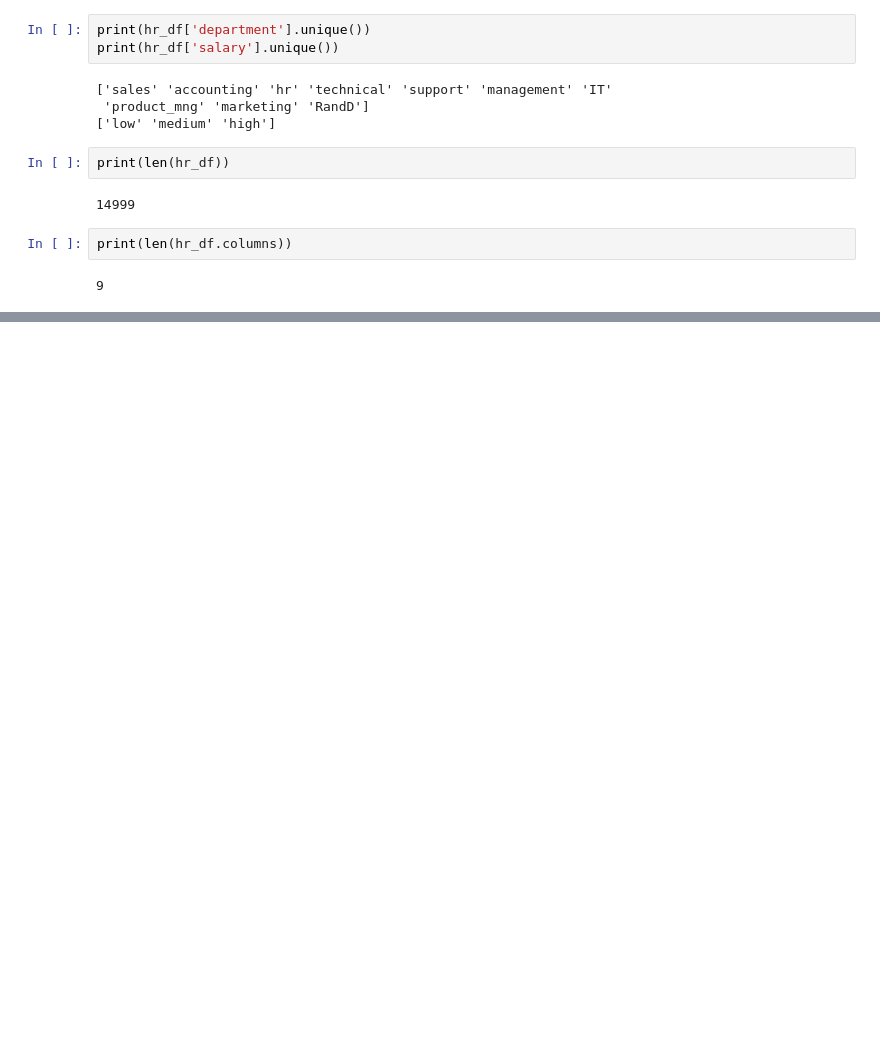
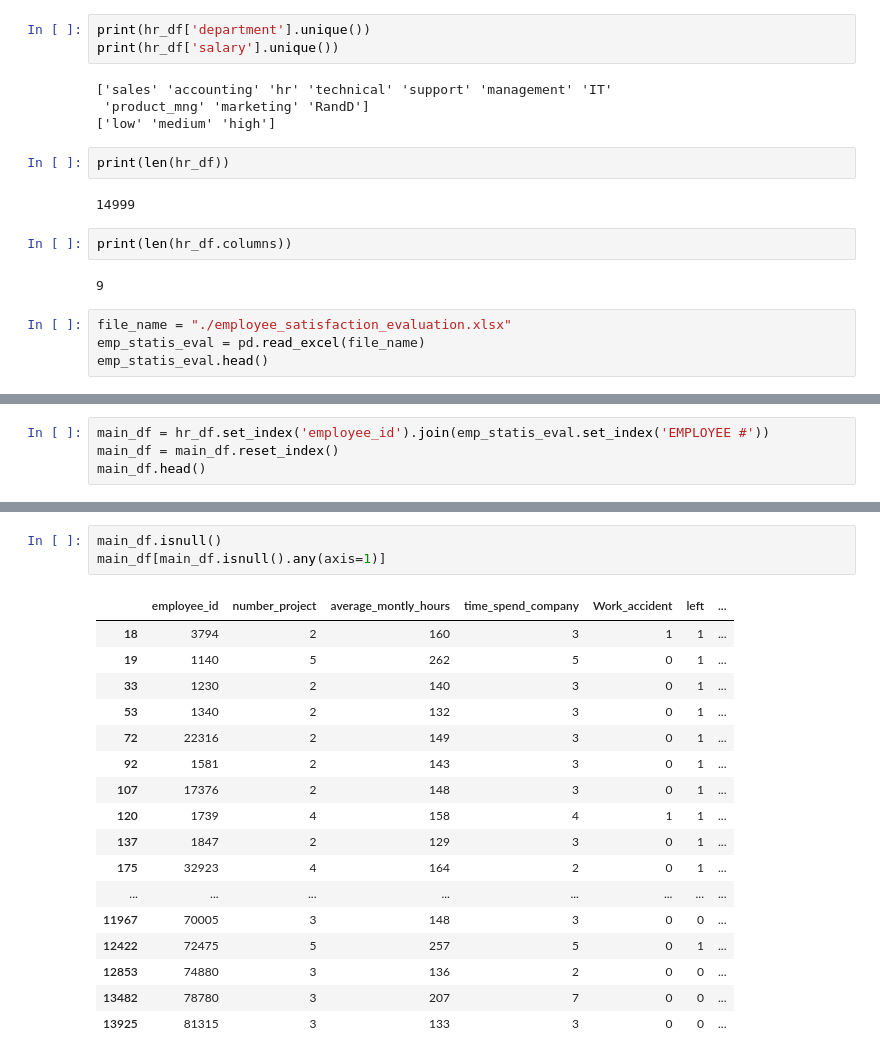
Before and after one commit to AvinashTiwari/Artifical-intelligence-2, a Jupyter notebook: 1_DataScience_20_Case_Studies/3_Hr_Anlaysis/Retention.ipynb, the cells around one changed output, grey strips where cells are left out. Saved outputs shown, nothing was run; the diff lists cells and outputs as text; blank space fills up the shorter version.

```diff
--- a/1_DataScience_20_Case_Studies/3_Hr_Anlaysis/Retention.ipynb
+++ b/1_DataScience_20_Case_Studies/3_Hr_Anlaysis/Retention.ipynb
@@ -42,3 +42,7 @@ print(len(hr_df))
 print(len(hr_df.columns))
 # %% [output]
 9
+# %%
+file_name = "./employee_satisfaction_evaluation.xlsx"
+emp_statis_eval = pd.read_excel(file_name)
+emp_statis_eval.head()
@@ -44,0 +60,4 @@ print(len(hr_df.columns))
+# %%
+main_df = hr_df.set_index('employee_id').join(emp_statis_eval.set_index('EMPLOYEE #'))
+main_df = main_df.reset_index()
+main_df.head()
@@ -44,0 +71,21 @@ print(len(hr_df.columns))
+# %%
+main_df.isnull()
+main_df[main_df.isnull().any(axis=1)]
+# %% [output]
+|  | employee_id | number_project | average_montly_hours | time_spend_company | Work_accident | left | ... |
+| 18 | 3794 | 2 | 160 | 3 | 1 | 1 | ... |
+| 19 | 1140 | 5 | 262 | 5 | 0 | 1 | ... |
+| 33 | 1230 | 2 | 140 | 3 | 0 | 1 | ... |
+| 53 | 1340 | 2 | 132 | 3 | 0 | 1 | ... |
+| 72 | 22316 | 2 | 149 | 3 | 0 | 1 | ... |
+| 92 | 1581 | 2 | 143 | 3 | 0 | 1 | ... |
+| 107 | 17376 | 2 | 148 | 3 | 0 | 1 | ... |
+| 120 | 1739 | 4 | 158 | 4 | 1 | 1 | ... |
+| 137 | 1847 | 2 | 129 | 3 | 0 | 1 | ... |
+| 175 | 32923 | 4 | 164 | 2 | 0 | 1 | ... |
+| ... | ... | ... | ... | ... | ... | ... | ... |
+| 11967 | 70005 | 3 | 148 | 3 | 0 | 0 | ... |
+| 12422 | 72475 | 5 | 257 | 5 | 0 | 1 | ... |
+| 12853 | 74880 | 3 | 136 | 2 | 0 | 0 | ... |
+| 13482 | 78780 | 3 | 207 | 7 | 0 | 0 | ... |
+| 13925 | 81315 | 3 | 133 | 3 | 0 | 0 | ... |
```
Also changed, not shown: parts of 7 cells of this notebook.
